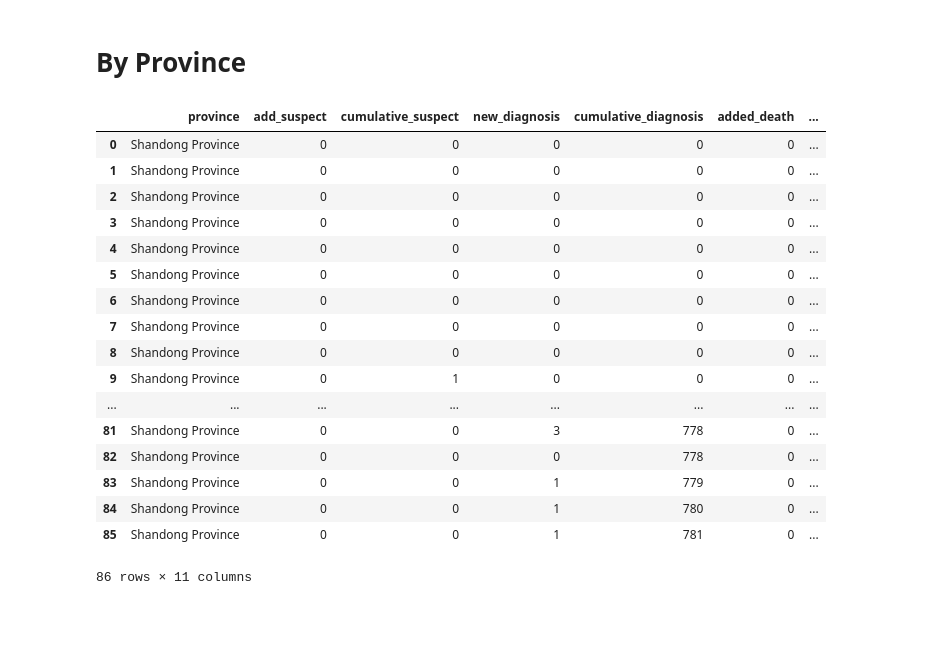
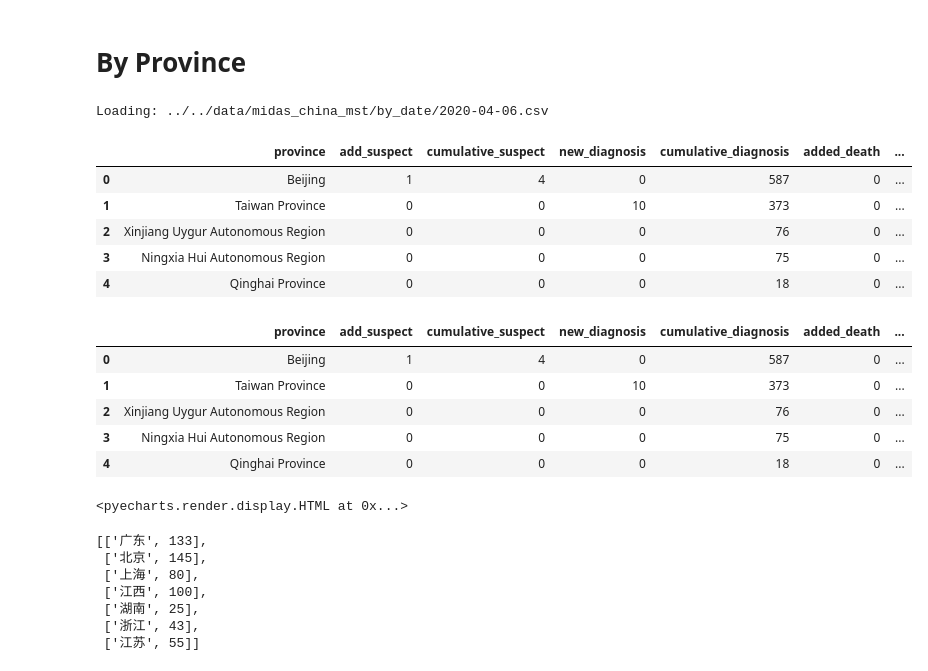
Before and after one commit to FiveSixSenvenEight/109B_Covid_19, a Jupyter notebook: 2-eda/01-chinese-data-eda.ipynb, the cells around one changed output. Cells and saved outputs as stored; diff of their text form; code cells hidden in the pictures; blank space fills up the shorter version.

Commit message:
eda by province

```diff
--- a/2-eda/01-chinese-data-eda.ipynb
+++ b/2-eda/01-chinese-data-eda.ipynb
@@ -111,24 +110,17 @@ ax[1].grid()
 [figure]
 # %% [markdown]
 # By Province
-# %%
-pd.read_csv(prov_path + prov_files[0])
-# %% [output]
-|  | province | add_suspect | cumulative_suspect | new_diagnosis | cumulative_diagnosis | added_death | ... |
-| 0 | Shandong Province | 0 | 0 | 0 | 0 | 0 | ... |
-| 1 | Shandong Province | 0 | 0 | 0 | 0 | 0 | ... |
-| 2 | Shandong Province | 0 | 0 | 0 | 0 | 0 | ... |
-| 3 | Shandong Province | 0 | 0 | 0 | 0 | 0 | ... |
-| 4 | Shandong Province | 0 | 0 | 0 | 0 | 0 | ... |
-| 5 | Shandong Province | 0 | 0 | 0 | 0 | 0 | ... |
-| 6 | Shandong Province | 0 | 0 | 0 | 0 | 0 | ... |
-| 7 | Shandong Province | 0 | 0 | 0 | 0 | 0 | ... |
-| 8 | Shandong Province | 0 | 0 | 0 | 0 | 0 | ... |
-| 9 | Shandong Province | 0 | 1 | 0 | 0 | 0 | ... |
-| ... | ... | ... | ... | ... | ... | ... | ... |
-| 81 | Shandong Province | 0 | 0 | 3 | 778 | 0 | ... |
-| 82 | Shandong Province | 0 | 0 | 0 | 778 | 0 | ... |
-| 83 | Shandong Province | 0 | 0 | 1 | 779 | 0 | ... |
-| 84 | Shandong Province | 0 | 0 | 1 | 780 | 0 | ... |
-| 85 | Shandong Province | 0 | 0 | 1 | 781 | 0 | ... |
-86 rows × 11 columns
+# %%
+f_path = date_path + sorted(date_files)[-1]
+print("Loading:", f_path)
+df = pd.read_csv(f_path)
+df['death_rate'] = df['cumulative_death'] / df['cumulative_diagnosis']
+df.head()
+# %% [output]
+Loading: ../../data/midas_china_mst/by_date/2020-04-06.csv
+|  | province | add_suspect | cumulative_suspect | new_diagnosis | cumulative_diagnosis | added_death | ... |
+| 0 | Beijing | 1 | 4 | 0 | 587 | 0 | ... |
+| 1 | Taiwan Province | 0 | 0 | 10 | 373 | 0 | ... |
+| 2 | Xinjiang Uygur Autonomous Region | 0 | 0 | 0 | 76 | 0 | ... |
+| 3 | Ningxia Hui Autonomous Region | 0 | 0 | 0 | 75 | 0 | ... |
+| 4 | Qinghai Province | 0 | 0 | 0 | 18 | 0 | ... |
@@ -134,0 +162,32 @@ pd.read_csv(prov_path + prov_files[0])
+# %%
+df['province_chn'] = df['province'].map(prov_dict)
+df.head()
+# %% [output]
+|  | province | add_suspect | cumulative_suspect | new_diagnosis | cumulative_diagnosis | added_death | ... |
+| 0 | Beijing | 1 | 4 | 0 | 587 | 0 | ... |
+| 1 | Taiwan Province | 0 | 0 | 10 | 373 | 0 | ... |
+| 2 | Xinjiang Uygur Autonomous Region | 0 | 0 | 0 | 76 | 0 | ... |
+| 3 | Ningxia Hui Autonomous Region | 0 | 0 | 0 | 75 | 0 | ... |
+| 4 | Qinghai Province | 0 | 0 | 0 | 18 | 0 | ... |
+# %%
+from pyecharts import options as opts
+from pyecharts.charts import Map
+from pyecharts.faker import Faker
+
+c = Map()
+c.add("Death Rate", [list(z) for z in zip(df['province_chn'], df['death_rate'])], "china")
+c.set_global_opts(title_opts=opts.TitleOpts(title="Death Rate by Province"),
+                  visualmap_opts=opts.VisualMapOpts(max_=np.round(np.max(df['death_rate'])+.01,2), is_piecewise=True))
+c.render_notebook()
+# %% [output]
+<pyecharts.render.display.HTML at 0x...>
+# %%
+[list(z) for z in zip(Faker.provinces, Faker.values())]
+# %% [output]
+[['广东', 133],
+ ['北京', 145],
+ ['上海', 80],
+ ['江西', 100],
+ ['湖南', 25],
+ ['浙江', 43],
+ ['江苏', 55]]
```
Also changed, not shown: parts of 4 cells of this notebook, 1 other file.
